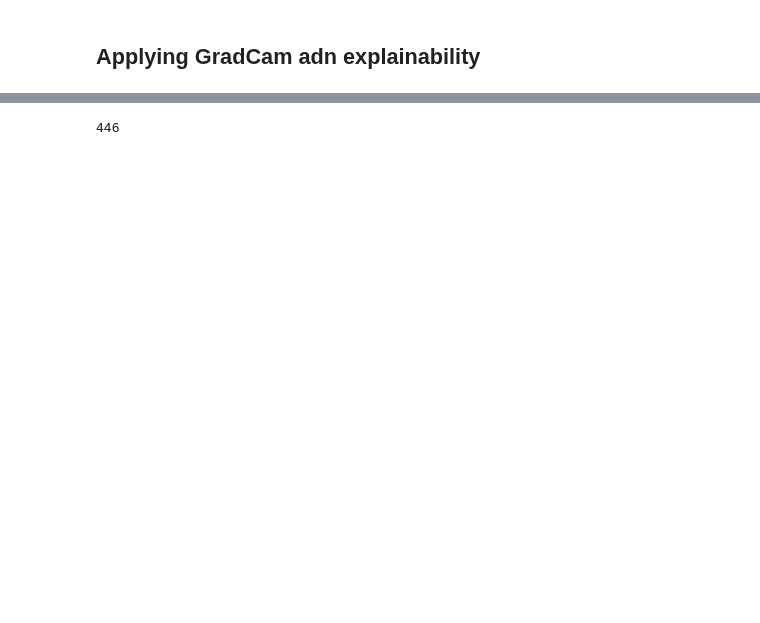
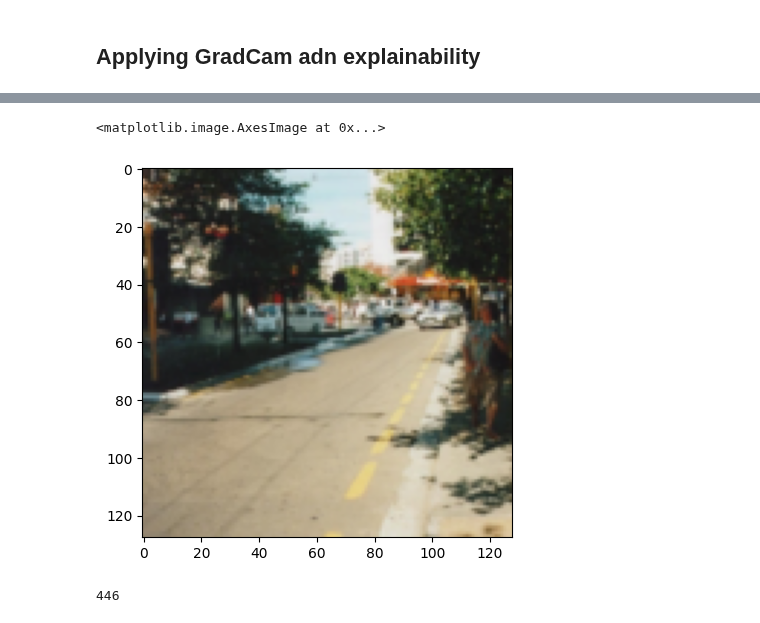
Before and after one commit to MCV-C3/project23-24-08, a Jupyter notebook: Task3/Explainability.ipynb, the cells around one changed output, grey strips where cells are left out. Cells and saved outputs as stored; diff of their text form; code cells hidden in the pictures; blank space fills up the shorter version.

```diff
--- a/Task3/Explainability.ipynb
+++ b/Task3/Explainability.ipynb
@@ -537,0 +530,5 @@ plt.imshow(image_test)
+# %%
+plt.imshow(tensor_to_image(images_test[0][0]))
+# %% [output]
+<matplotlib.image.AxesImage at 0x...>
+[figure, added]
```
Also changed, not shown: parts of 68 cells of this notebook, 1 other file.
